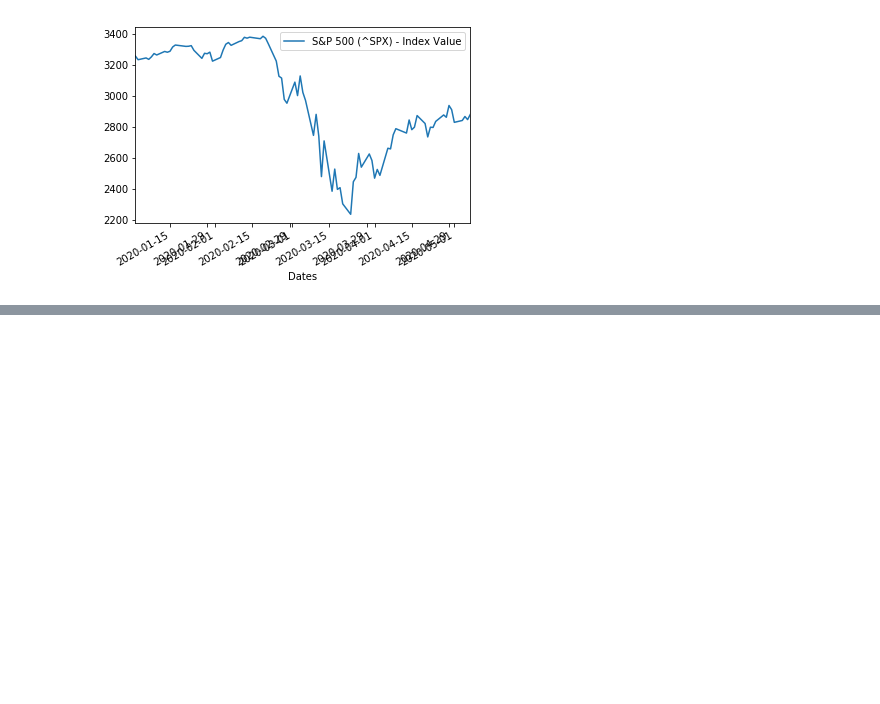
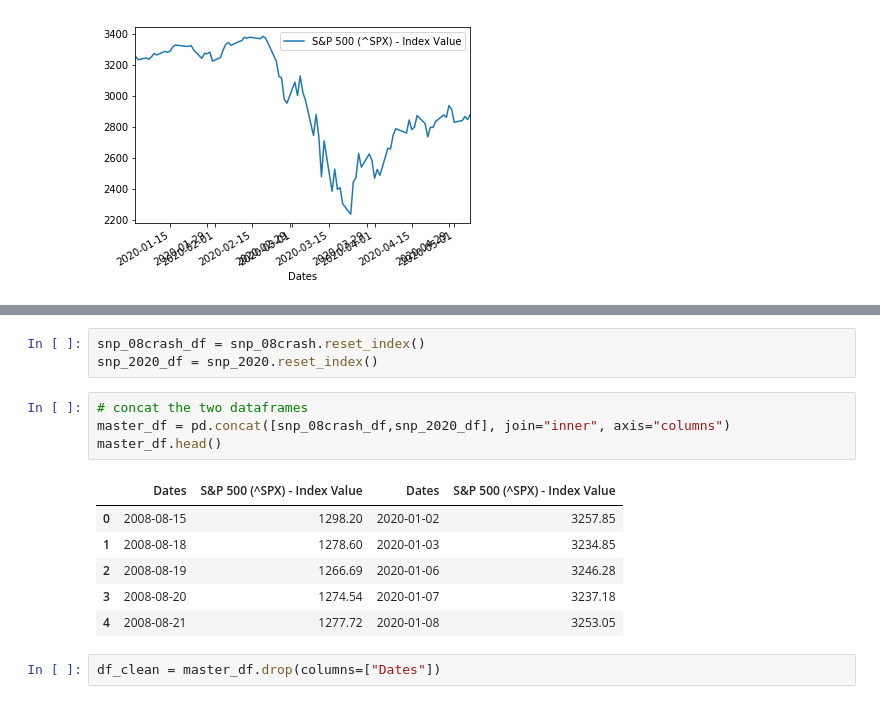
Before and after one commit to ianrunsalot/CU_Project1, a Jupyter notebook: Project_Outline/P1_Q1_USE.ipynb, the cells around one changed output, grey strips where cells are left out. Cells and saved outputs as stored; diff of their text form; blank space fills up the shorter version.

```diff
--- a/Project_Outline/P1_Q1.ipynb
+++ b/Project_Outline/P1_Q1_USE.ipynb
@@ -59,0 +60,16 @@ snp_08crash.plot(kind="line")
+# %%
+snp_08crash_df = snp_08crash.reset_index()
+snp_2020_df = snp_2020.reset_index()
+# %%
+# concat the two dataframes
+master_df = pd.concat([snp_08crash_df,snp_2020_df], join="inner", axis="columns")
+master_df.head()
+# %% [output]
+|  | Dates | S&P 500 (^SPX) - Index Value | Dates | S&P 500 (^SPX) - Index Value |
+| 0 | 2008-08-15 | 1298.20 | 2020-01-02 | 3257.85 |
+| 1 | 2008-08-18 | 1278.60 | 2020-01-03 | 3234.85 |
+| 2 | 2008-08-19 | 1266.69 | 2020-01-06 | 3246.28 |
+| 3 | 2008-08-20 | 1274.54 | 2020-01-07 | 3237.18 |
+| 4 | 2008-08-21 | 1277.72 | 2020-01-08 | 3253.05 |
+# %%
+df_clean = master_df.drop(columns=["Dates"])
```
Also changed, not shown: parts of 3 cells of this notebook.
